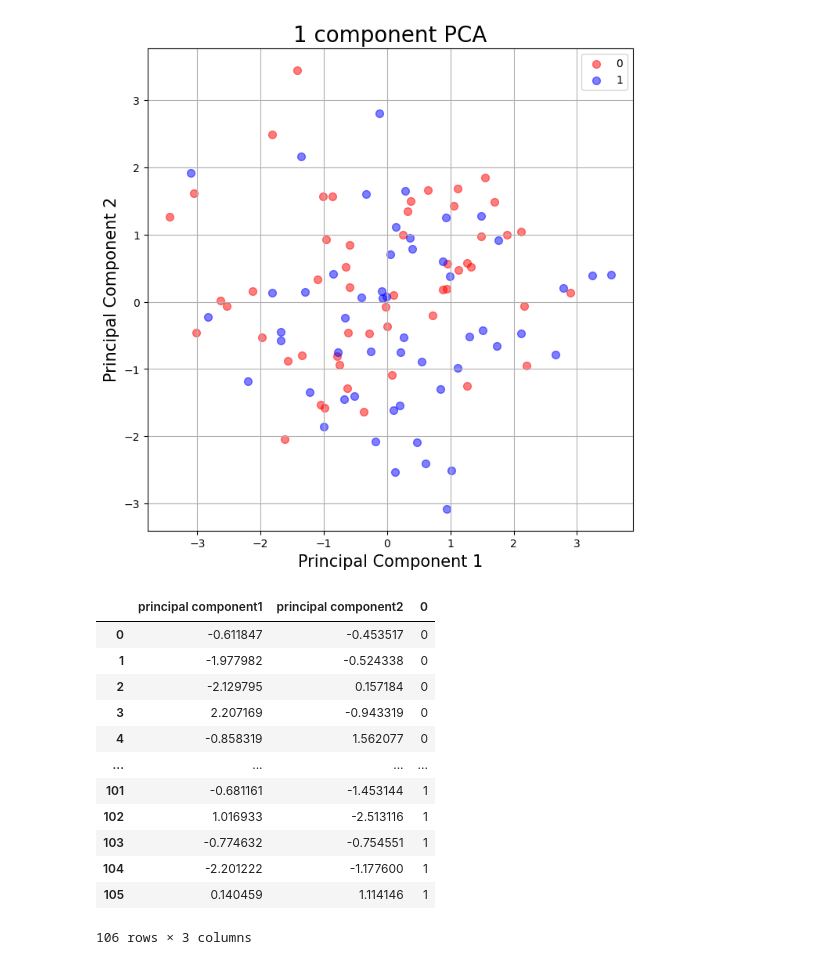
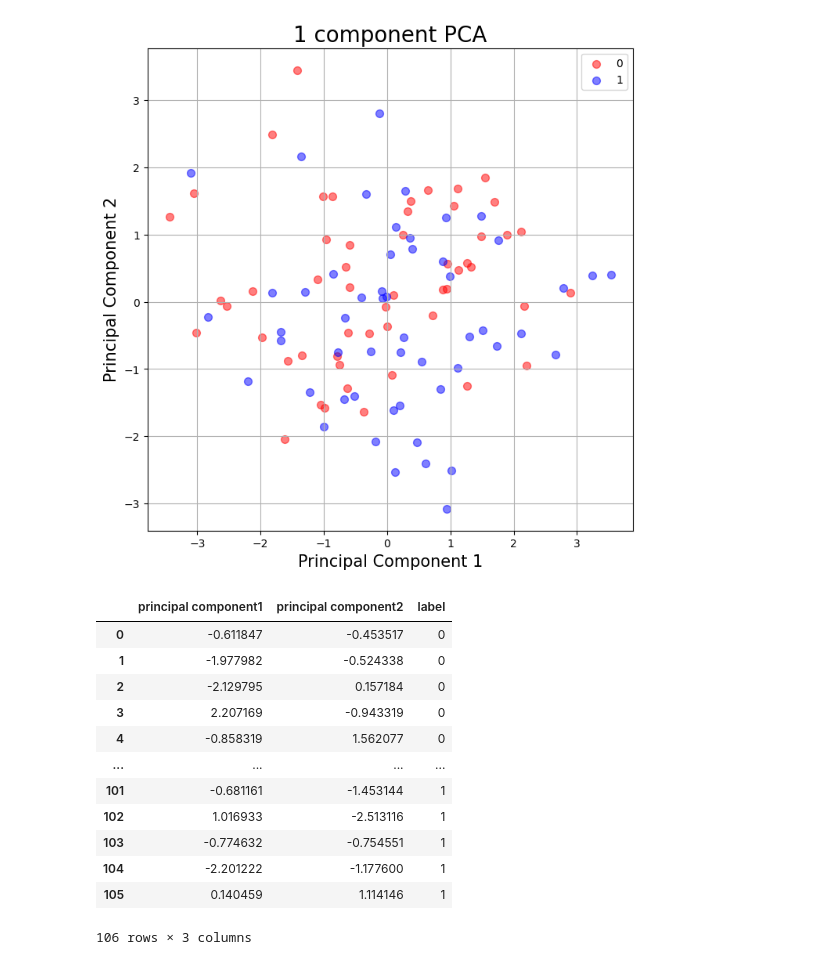
Before and after one commit to Cld338/EEG_analysis, a Jupyter notebook: example/main_single_class.ipynb, the cells around one changed output. Cells and saved outputs as stored; diff of their text form; code cells hidden in the pictures.

```diff
--- a/example/main_single_class.ipynb
+++ b/example/main_single_class.ipynb
@@ -159,18 +159,24 @@ ax.grid()
 # %% [output]
 [figure]
 # %%
-pd.concat([principalDf.loc[:, 'principal component1'], principalDf.loc[:, 'principal component2'], labelDF], axis=1)
+last_data = pd.concat([principalDf.loc[:, 'principal component1'],
+    principalDf.loc[:, 'principal component2'],
+    labelDF], axis=1)
+
+last_data.columns = ['principal component1', 'principal component2', 'label']
-# %% [output]
-|  | principal component1 | principal component2 | 0 |
-| 0 | -0.611847 | -0.453517 | 0 |
-| 1 | -1.977982 | -0.524338 | 0 |
-| 2 | -2.129795 | 0.157184 | 0 |
-| 3 | 2.207169 | -0.943319 | 0 |
-| 4 | -0.858319 | 1.562077 | 0 |
-| ... | ... | ... | ... |
-| 101 | -0.681161 | -1.453144 | 1 |
-| 102 | 1.016933 | -2.513116 | 1 |
-| 103 | -0.774632 | -0.754551 | 1 |
-| 104 | -2.201222 | -1.177600 | 1 |
-| 105 | 0.140459 | 1.114146 | 1 |
-106 rows × 3 columns
+# %%
+last_data
+# %% [output]
+|  | principal component1 | principal component2 | label |
+| 0 | -0.611847 | -0.453517 | 0 |
+| 1 | -1.977982 | -0.524338 | 0 |
+| 2 | -2.129795 | 0.157184 | 0 |
+| 3 | 2.207169 | -0.943319 | 0 |
+| 4 | -0.858319 | 1.562077 | 0 |
+| ... | ... | ... | ... |
+| 101 | -0.681161 | -1.453144 | 1 |
+| 102 | 1.016933 | -2.513116 | 1 |
+| 103 | -0.774632 | -0.754551 | 1 |
+| 104 | -2.201222 | -1.177600 | 1 |
+| 105 | 0.140459 | 1.114146 | 1 |
+106 rows × 3 columns
```
